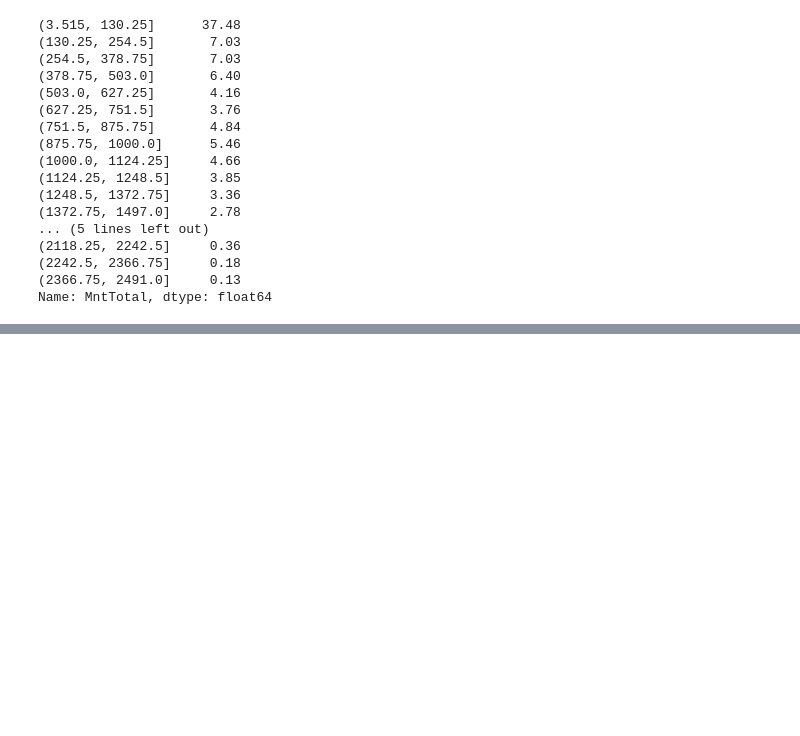
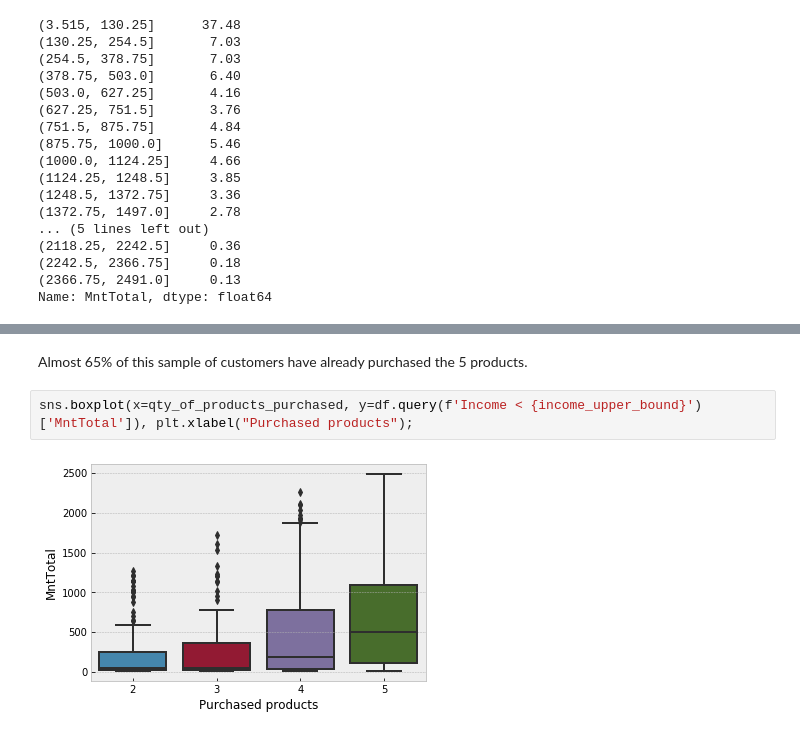
Before and after one commit to Danielgmelo/ifood, a Jupyter notebook: my_project/notebooks/eda/customers.ipynb, the cells around one changed output, grey strips where cells are left out. Cells and saved outputs as stored; diff of their text form; blank space fills up the shorter version.

```diff
--- a/my_project/notebooks/eda/customers.ipynb
+++ b/my_project/notebooks/eda/customers.ipynb
@@ -351,0 +407,6 @@ Name: MntTotal, dtype: float64
+# %% [markdown]
+Almost 65% of this sample of customers have already purchased the 5 products.
+# %%
+sns.boxplot(x=qty_of_products_purchased, y=df.query(f'Income < {income_upper_bound}')['MntTotal']), plt.xlabel("Purchased products");
+# %% [output]
+[figure, added]
```
Also changed, not shown: parts of 19 cells of this notebook, 5 other files.
